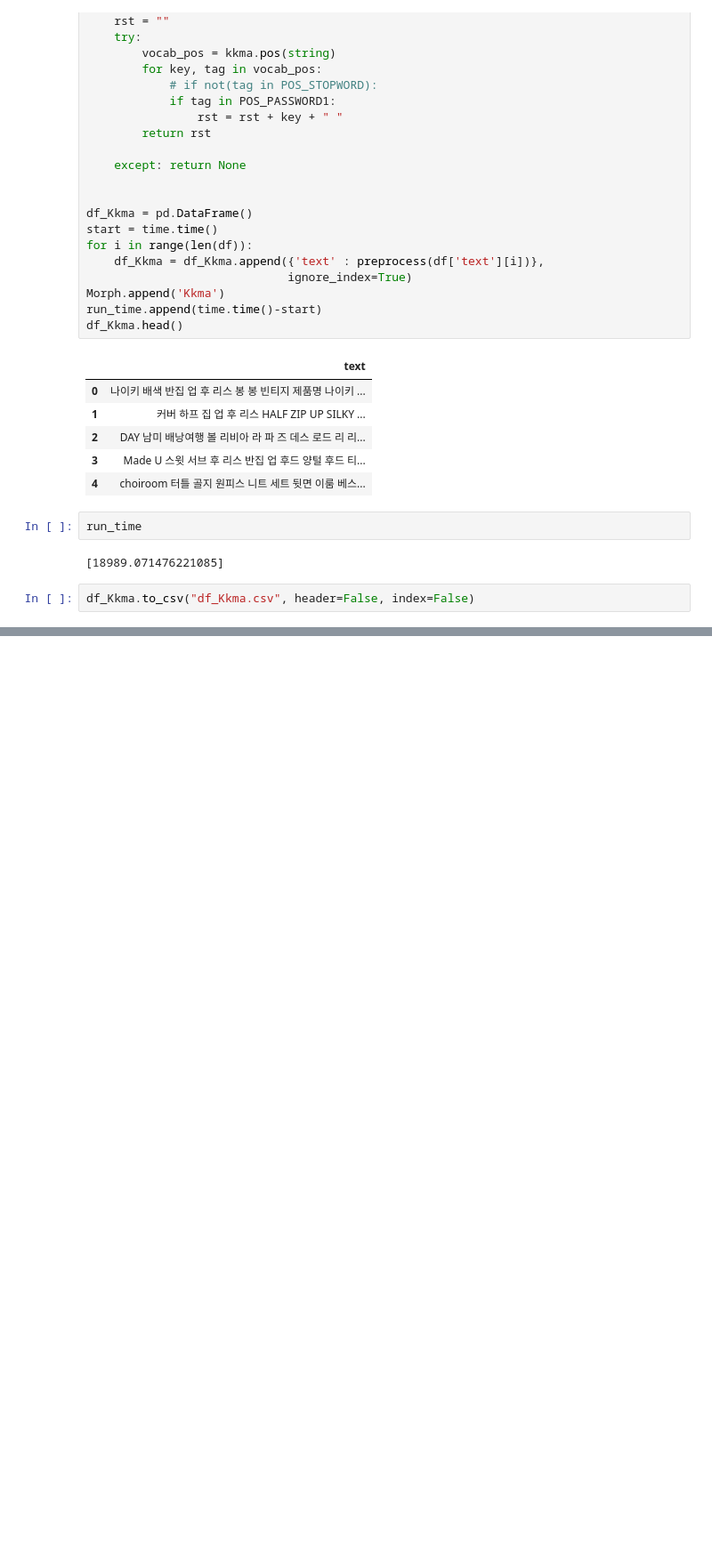
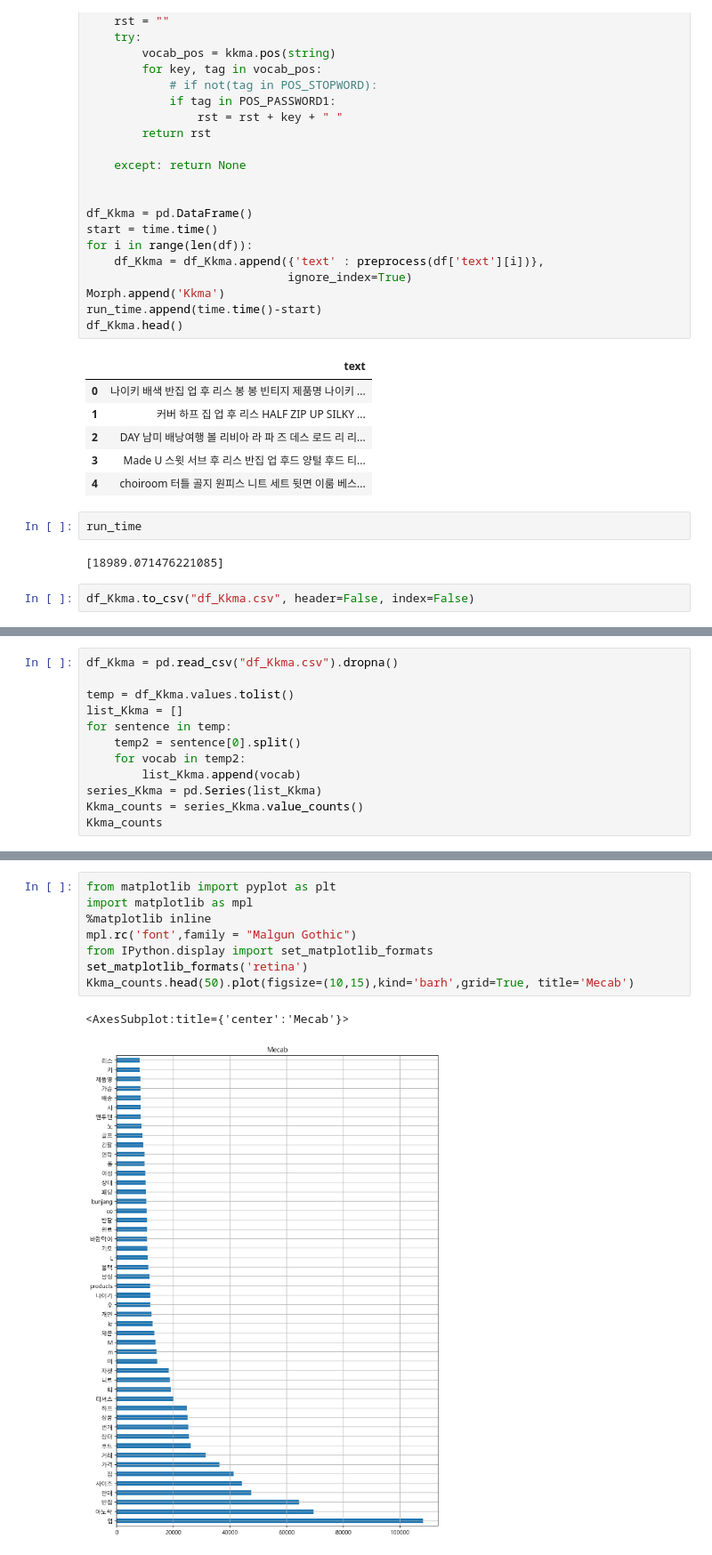
Before and after one commit to R1NRINRIN/NLP-TextMining, a Jupyter notebook: SourceCode/11.11.형태소분석기 - Kkma.ipynb, the cells around one changed output, grey strips where cells are left out. Shown at 89% size. Cells and saved outputs as stored; diff of their text form; blank space fills up the shorter version.

```diff
--- a/SourceCode/11.11.형태소분석기 - Kkma.ipynb
+++ b/SourceCode/11.11.형태소분석기 - Kkma.ipynb
@@ -59,0 +71,12 @@ df_Kkma.to_csv("df_Kkma.csv", header=False, index=False)
+# %%
+df_Kkma = pd.read_csv("df_Kkma.csv").dropna()
+
+temp = df_Kkma.values.tolist()
+list_Kkma = []
+for sentence in temp:
+    temp2 = sentence[0].split()
+    for vocab in temp2:
+        list_Kkma.append(vocab)
+series_Kkma = pd.Series(list_Kkma)
+Kkma_counts = series_Kkma.value_counts()
+Kkma_counts
@@ -59,0 +96,11 @@ df_Kkma.to_csv("df_Kkma.csv", header=False, index=False)
+# %%
+from matplotlib import pyplot as plt
+import matplotlib as mpl
+%matplotlib inline
+mpl.rc('font',family = "Malgun Gothic")
+from IPython.display import set_matplotlib_formats
+set_matplotlib_formats('retina')
+Kkma_counts.head(50).plot(figsize=(10,15),kind='barh',grid=True, title='Mecab')
+# %% [output]
+<AxesSubplot:title={'center':'Mecab'}>
+[figure, added]
```
Also changed, not shown: parts of 3 cells of this notebook, 3 other files.
